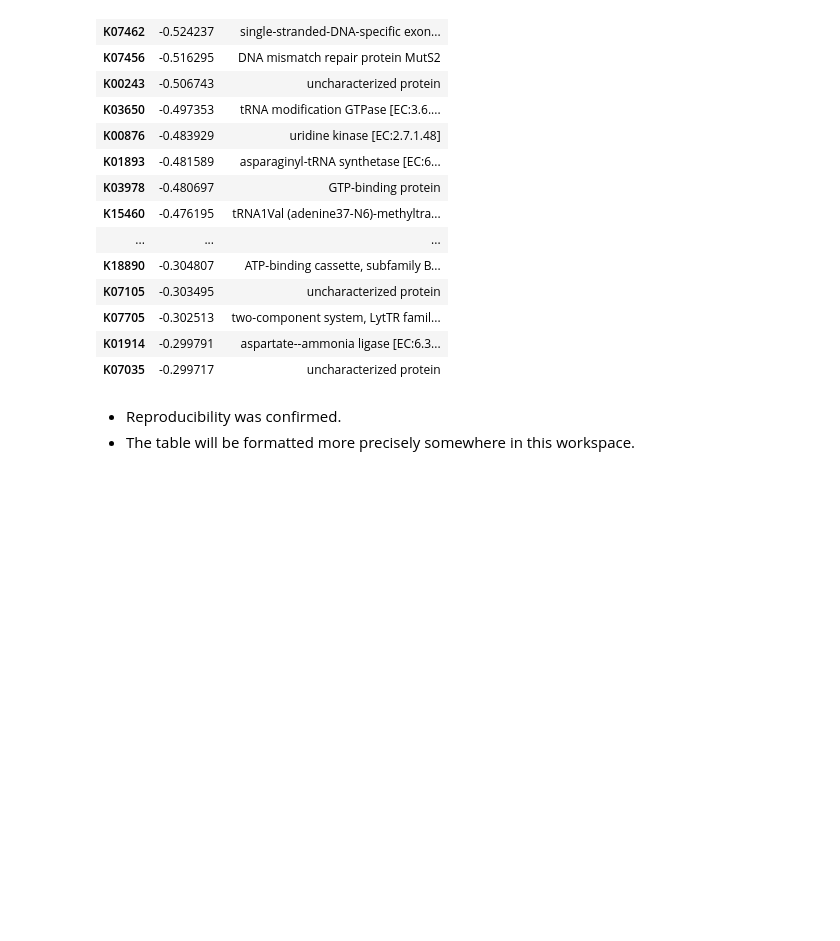
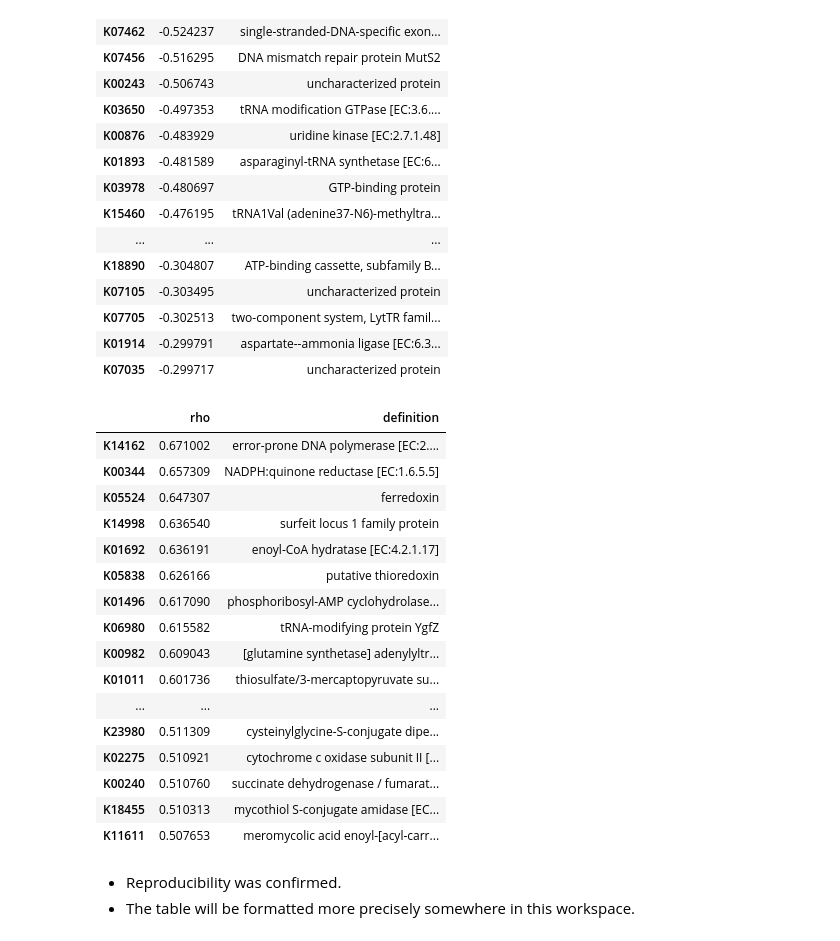
Before and after one commit to IwasakiLab/bact-ARF, a Jupyter notebook: notebooks/05-gene-set-prof/210616_ko_profile.ipynb, the cells around one changed output. Drawn from its saved outputs; the diff is of its cells as text; code cells hidden in the pictures; blank space fills up the shorter version.

```diff
--- a/notebooks/05-gene-set-prof/210616_ko_profile.ipynb
+++ b/notebooks/05-gene-set-prof/210616_ko_profile.ipynb
@@ -138,6 +138,32 @@ with pd.option_context('display.max_rows', 100, 'display.max_colwidth', 150):
 | K07705 | -0.302513 | two-component system, LytTR famil... |
 | K01914 | -0.299791 | aspartate--ammonia ligase [EC:6.3... |
 | K07035 | -0.299717 | uncharacterized protein |
+# %%
+nts_summary = pd.read_pickle(path2.data/'kmer'/'nts_summary.pkl.bz2')
+GC = nts_summary.T.eval('(G+C)/(G+C+A+T)*100')
+ko_corr2 = ko_sets.T.apply(partial(GC.corr, method='spearman')).rename('rho')
+results2 = pd.concat([ko_corr2, ko_list['definition']], axis=1).dropna().sort_values(by='rho')
+
+with pd.option_context('display.max_rows', 100, 'display.max_colwidth', 150):
+    display(results2.iloc[-1:-101:-1])
+# %% [output]
+|  | rho | definition |
+| K14162 | 0.671002 | error-prone DNA polymerase [EC:2.... |
+| K00344 | 0.657309 | NADPH:quinone reductase [EC:1.6.5.5] |
+| K05524 | 0.647307 | ferredoxin |
+| K14998 | 0.636540 | surfeit locus 1 family protein |
+| K01692 | 0.636191 | enoyl-CoA hydratase [EC:4.2.1.17] |
+| K05838 | 0.626166 | putative thioredoxin |
+| K01496 | 0.617090 | phosphoribosyl-AMP cyclohydrolase... |
+| K06980 | 0.615582 | tRNA-modifying protein YgfZ |
+| K00982 | 0.609043 | [glutamine synthetase] adenylyltr... |
+| K01011 | 0.601736 | thiosulfate/3-mercaptopyruvate su... |
+| ... | ... | ... |
+| K23980 | 0.511309 | cysteinylglycine-S-conjugate dipe... |
+| K02275 | 0.510921 | cytochrome c oxidase subunit II [... |
+| K00240 | 0.510760 | succinate dehydrogenase / fumarat... |
+| K18455 | 0.510313 | mycothiol S-conjugate amidase [EC... |
+| K11611 | 0.507653 | meromycolic acid enoyl-[acyl-carr... |
 # %% [markdown]
 - Reproducibility was confirmed.
 - The table will be formatted more precisely somewhere in this workspace.
```
